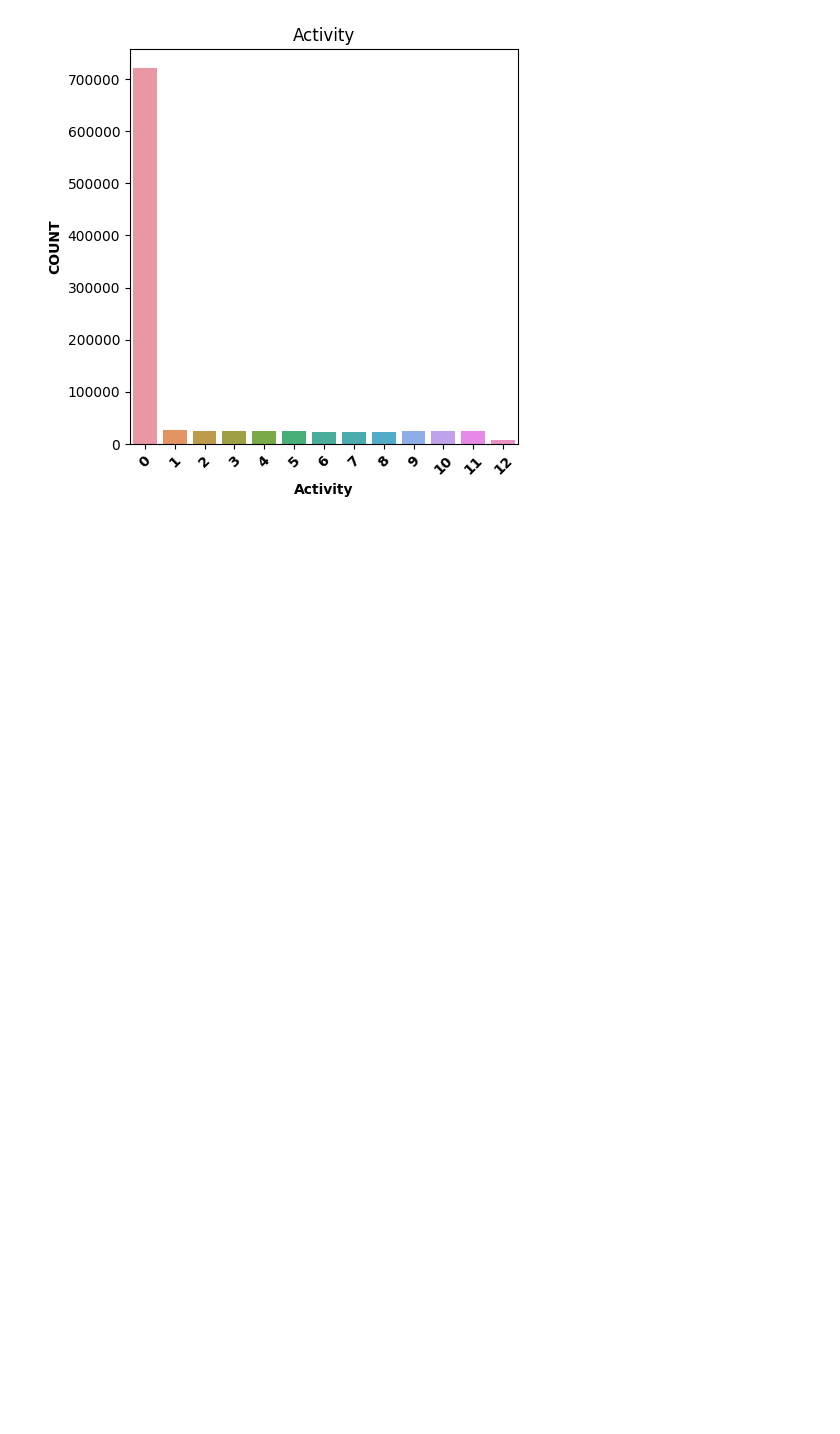
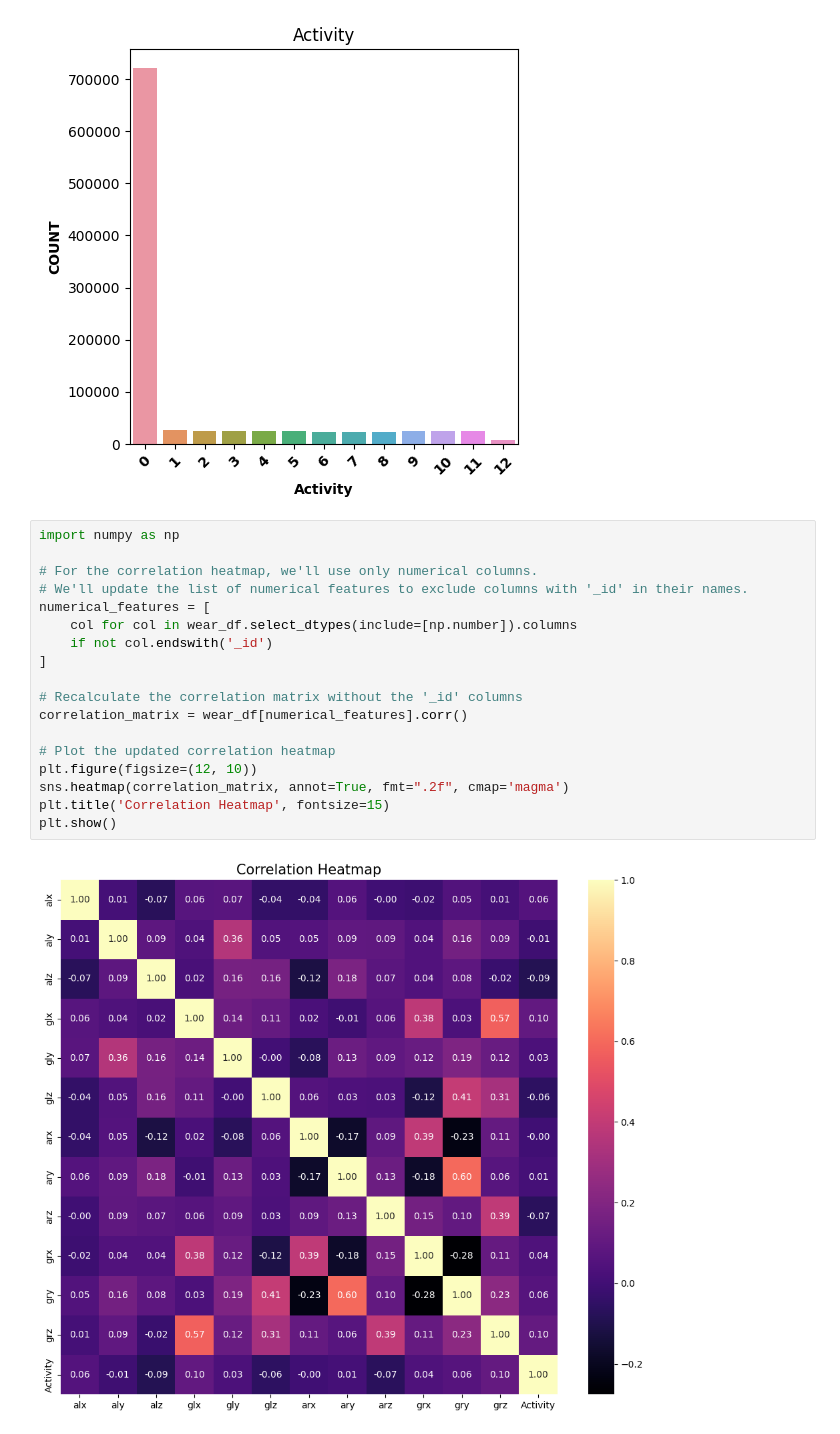
Before and after one commit to Kevin-Yau/CHL5230, a Jupyter notebook: Datathon_5.ipynb, the cells around one changed output. Drawn from its saved outputs; the diff is of its cells as text; blank space fills up the shorter version.

```diff
--- a/Datathon_5.ipynb
+++ b/Datathon_5.ipynb
@@ -62,3 +62,23 @@ updated_race_distribution_fig = plt.gcf()
 plt.show()
 # %% [output]
 [figure]
+# %%
+import numpy as np
+
+# For the correlation heatmap, we'll use only numerical columns.
+# We'll update the list of numerical features to exclude columns with '_id' in their names.
+numerical_features = [
+    col for col in wear_df.select_dtypes(include=[np.number]).columns
+    if not col.endswith('_id')
+]
+
+# Recalculate the correlation matrix without the '_id' columns
+correlation_matrix = wear_df[numerical_features].corr()
+
+# Plot the updated correlation heatmap
+plt.figure(figsize=(12, 10))
+sns.heatmap(correlation_matrix, annot=True, fmt=".2f", cmap='magma')
+plt.title('Correlation Heatmap', fontsize=15)
+plt.show()
+# %% [output]
+[figure, added]
```
Also changed, not shown: parts of 6 cells of this notebook.
